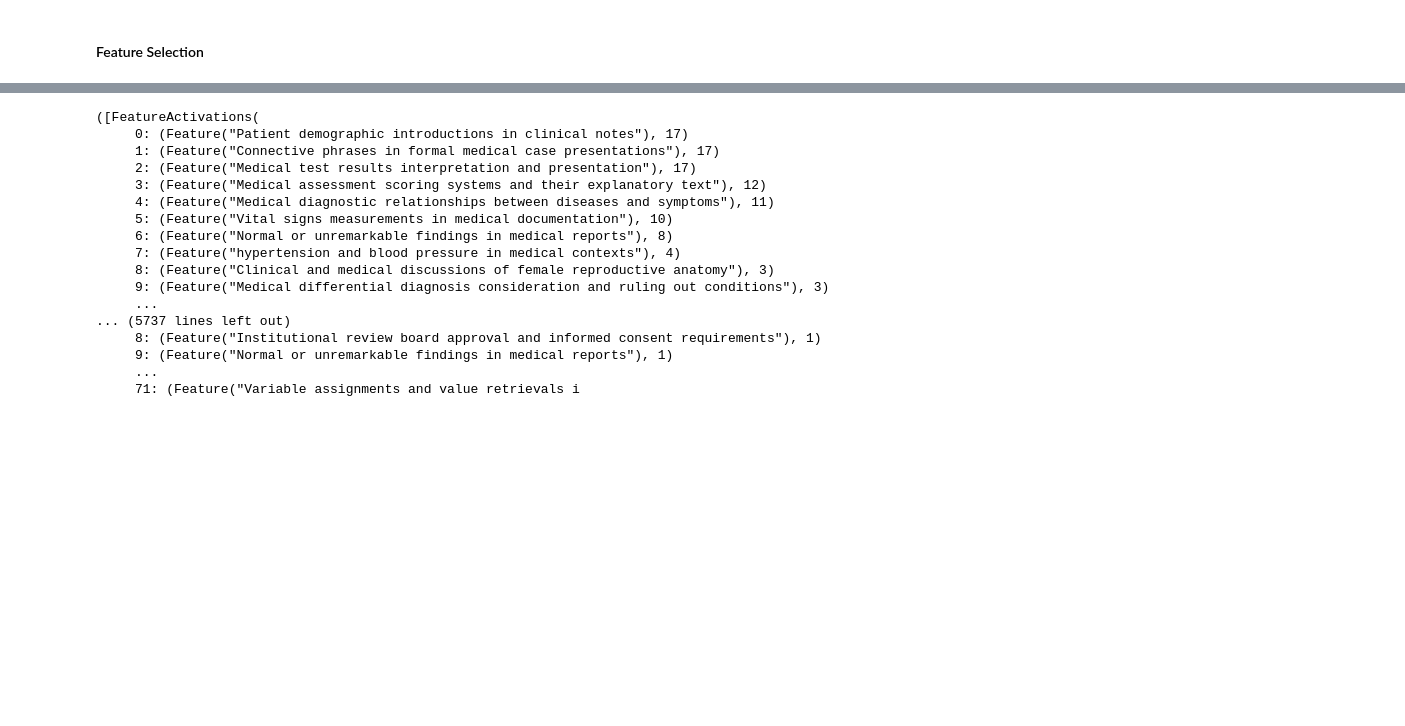
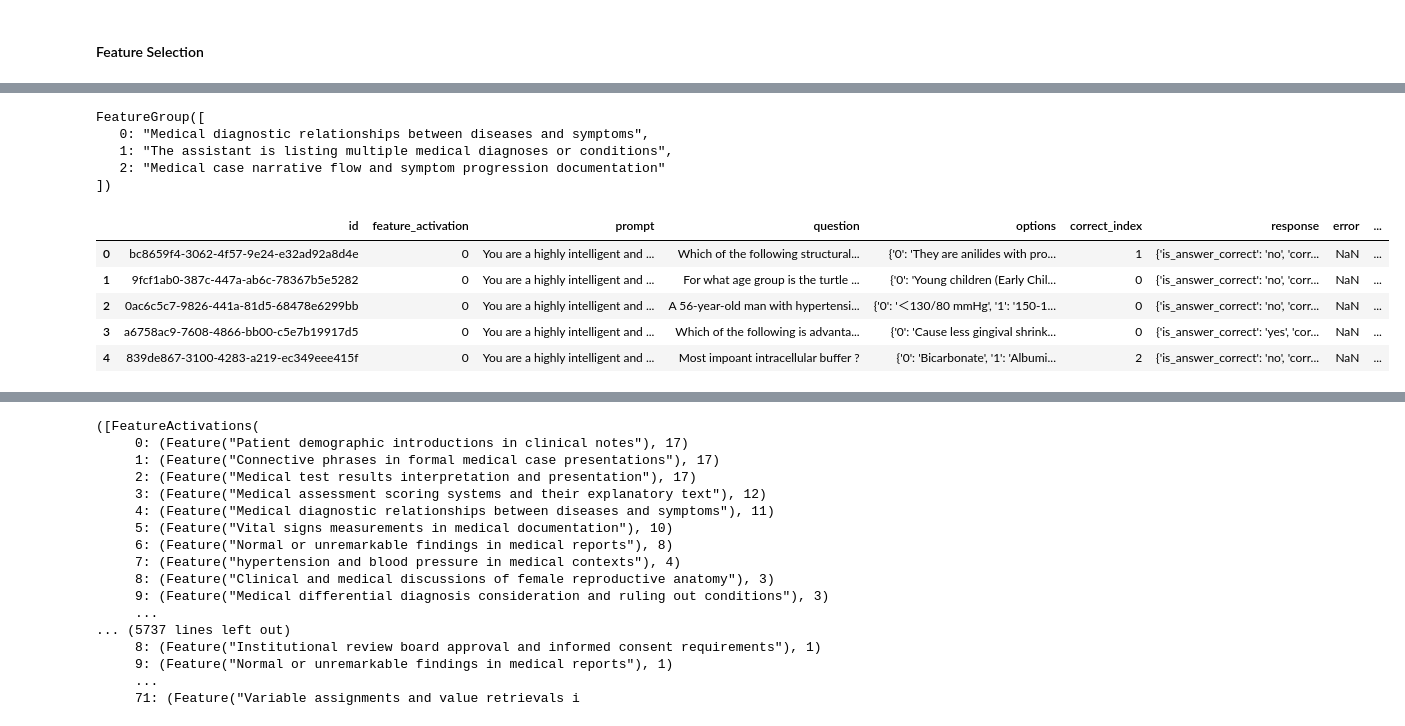
Before and after one commit to Mechanistic-Interpretability-Hackathon/Hallucination-Robustness-Medical-Q-A, a Jupyter notebook: src/classifier/Hallucination_classifier_derivation.ipynb, the cells around one changed output, grey strips where cells are left out. Cells and saved outputs as stored; diff of their text form; code cells hidden in the pictures; blank space fills up the shorter version.

```diff
--- a/src/classifier/Hallucination_classifier_derivation.ipynb
+++ b/src/classifier/Hallucination_classifier_derivation.ipynb
@@ -1001,0 +1075,9 @@ Best params for importance: {'classification__criterion': 'entropy', 'classifica
+# %%
+best_features_rfe = goodfire.FeatureGroup(results_df[results_df['method'] == 'rfe']['selected_features'].values[0])
+best_features_rfe
+# %% [output]
+FeatureGroup([
+   0: "Medical diagnostic relationships between diseases and symptoms",
+   1: "The assistant is listing multiple medical diagnoses or conditions",
+   2: "Medical case narrative flow and symptom progression documentation"
+])
@@ -1004,3 +1088,15 @@ df.to_csv('../data/train_results.csv', index=False)
+# %%
+import pandas as pd
+
+df = pd.read_csv('../data/train_results.csv')
+df.head()
+# %% [output]
+|  | id | feature_activation | prompt | question | options | correct_index | response | error | ... |
+| 0 | bc8659f4-3062-4f57-9e24-e32ad92a8d4e | 0 | You are a highly intelligent and ... | Which of the following structural... | {'0': 'They are anilides with pro... | 1 | {'is_answer_correct': 'no', 'corr... | NaN | ... |
+| 1 | 9fcf1ab0-387c-447a-ab6c-78367b5e5282 | 0 | You are a highly intelligent and ... | For what age group is the turtle ... | {'0': 'Young children (Early Chil... | 0 | {'is_answer_correct': 'no', 'corr... | NaN | ... |
+| 2 | 0ac6c5c7-9826-441a-81d5-68478e6299bb | 0 | You are a highly intelligent and ... | A 56-year-old man with hypertensi... | {'0': '＜130/80 mmHg', '1': '150-1... | 0 | {'is_answer_correct': 'no', 'corr... | NaN | ... |
+| 3 | a6758ac9-7608-4866-bb00-c5e7b19917d5 | 0 | You are a highly intelligent and ... | Which of the following is advanta... | {'0': 'Cause less gingival shrink... | 0 | {'is_answer_correct': 'yes', 'cor... | NaN | ... |
+| 4 | 839de867-3100-4283-a219-ec349eee415f | 0 | You are a highly intelligent and ... | Most impoant intracellular buffer ? | {'0': 'Bicarbonate', '1': 'Albumi... | 2 | {'is_answer_correct': 'no', 'corr... | NaN | ... |
 # %%
 from sklearn.model_selection import GridSearchCV, train_test_split
 from sklearn.metrics import accuracy_score, f1_score
```
Also changed, not shown: parts of 19 cells of this notebook, 3 other files.
